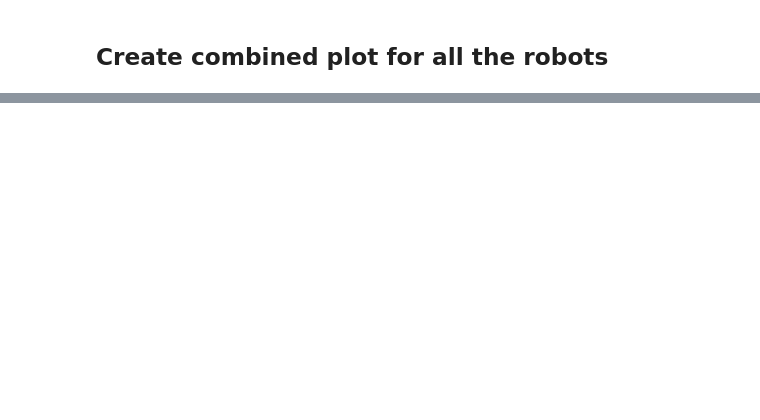
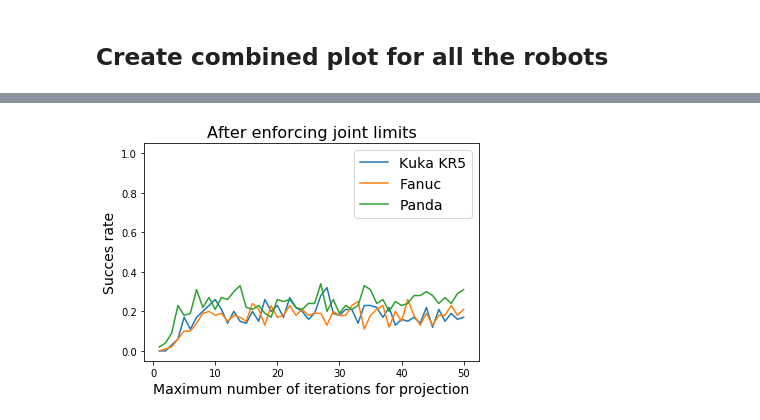
Before and after one commit to JeroenDM/gsoc_python_notebooks, a Jupyter notebook: plot_projection_success_rate.ipynb, the cells around one changed output, grey strips where cells are left out. Saved outputs shown, nothing was run; the diff lists cells and outputs as text; code cells hidden in the pictures; blank space fills up the shorter version.

```diff
--- a/plot_projection_success_rate.ipynb
+++ b/plot_projection_success_rate.ipynb
@@ -166,0 +157,16 @@ plt.savefig("figures/sr_vs_max_iters.png", )
+# %%
+robots = ["Kuka KR5", "Fanuc", "Panda"]
+filepaths = ["kuka_kr5_projection.txt", "fanuc_projection.txt", "panda_projection.txt"]
+data = [np.loadtxt("data/" + path, delimiter=",") for path in filepaths]
+
+fig, ax = plt.subplots()
+for d in data:
+    ax.plot(d[:, 0], d[:, 3] / d[:, 2])
+ax.set_title("After enforcing joint limits", fontsize=16)
+ax.set_xlabel("Maximum number of iterations for projection", fontsize=14)
+ax.set_ylabel("Succes rate", fontsize=14)
+ax.set_ylim((-0.05, 1.05))
+ax.legend(robots, fontsize=14)
+plt.savefig("figures/sr_vs_max_iters_after.png", )
+# %% [output]
+[figure, added]
```
Also changed, not shown: parts of 6 cells of this notebook, 3 other files.
